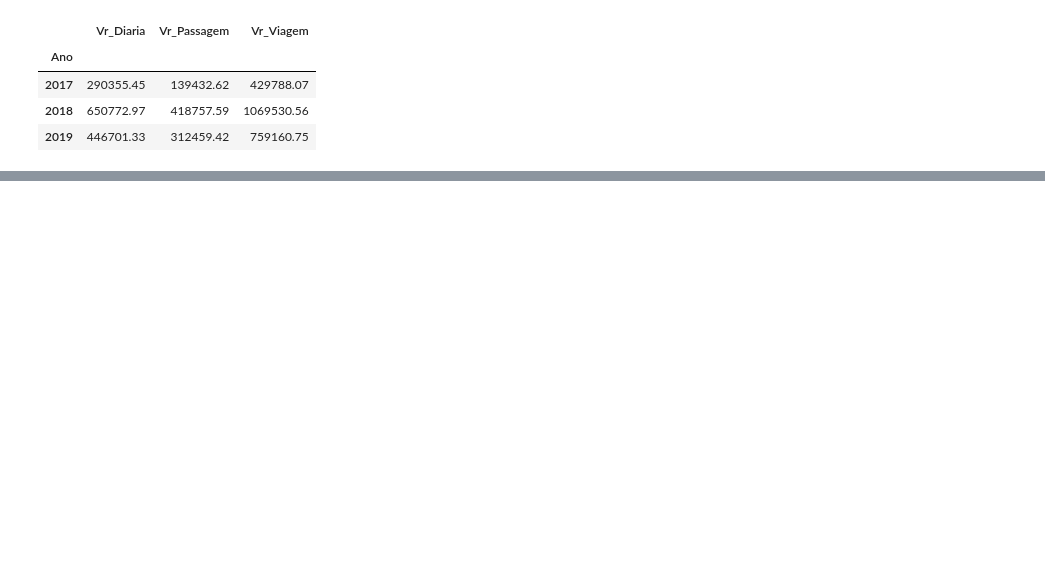
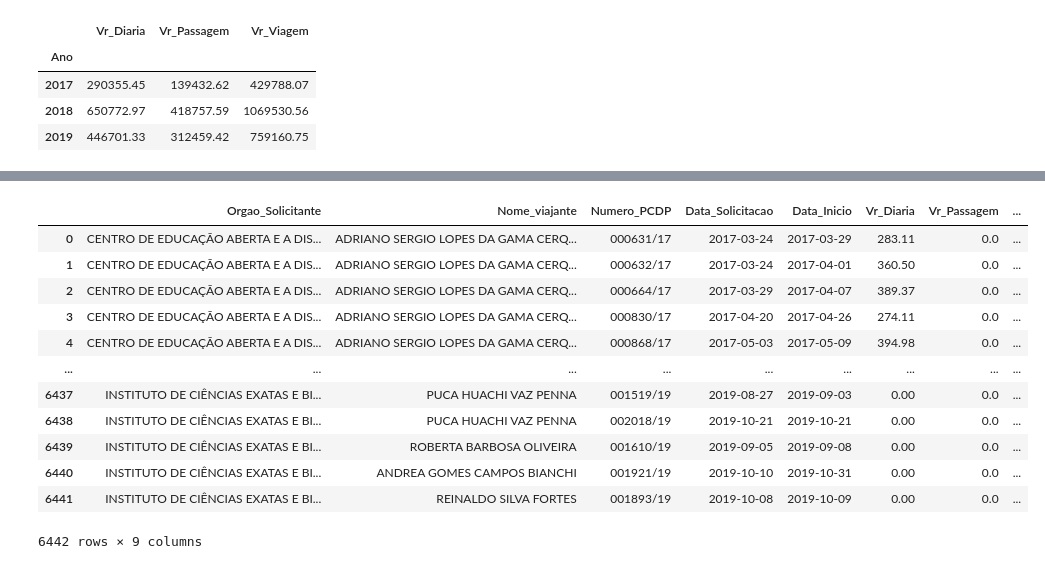
Before and after one commit to PedroSouzaDS/Traveling-Costs-Issue, a Jupyter notebook: Exploring_analysis/Analysis_exploring.ipynb, the cells around one changed output, grey strips where cells are left out. Drawn from its saved outputs; the diff is of its cells as text; code cells hidden in the pictures; blank space fills up the shorter version.

```diff
--- a/Exploring_analysis/Analysis_exploring.ipynb
+++ b/Exploring_analysis/Analysis_exploring.ipynb
@@ -258,0 +357,16 @@ cpy.iplot(figTot)
+# %%
+df
+# %% [output]
+|  | Orgao_Solicitante | Nome_viajante | Numero_PCDP | Data_Solicitacao | Data_Inicio | Vr_Diaria | Vr_Passagem | ... |
+| 0 | CENTRO DE EDUCAÇÃO ABERTA E A DIS... | ADRIANO SERGIO LOPES DA GAMA CERQ... | 000631/17 | 2017-03-24 | 2017-03-29 | 283.11 | 0.0 | ... |
+| 1 | CENTRO DE EDUCAÇÃO ABERTA E A DIS... | ADRIANO SERGIO LOPES DA GAMA CERQ... | 000632/17 | 2017-03-24 | 2017-04-01 | 360.50 | 0.0 | ... |
+| 2 | CENTRO DE EDUCAÇÃO ABERTA E A DIS... | ADRIANO SERGIO LOPES DA GAMA CERQ... | 000664/17 | 2017-03-29 | 2017-04-07 | 389.37 | 0.0 | ... |
+| 3 | CENTRO DE EDUCAÇÃO ABERTA E A DIS... | ADRIANO SERGIO LOPES DA GAMA CERQ... | 000830/17 | 2017-04-20 | 2017-04-26 | 274.11 | 0.0 | ... |
+| 4 | CENTRO DE EDUCAÇÃO ABERTA E A DIS... | ADRIANO SERGIO LOPES DA GAMA CERQ... | 000868/17 | 2017-05-03 | 2017-05-09 | 394.98 | 0.0 | ... |
+| ... | ... | ... | ... | ... | ... | ... | ... | ... |
+| 6437 | INSTITUTO DE CIÊNCIAS EXATAS E BI... | PUCA HUACHI VAZ PENNA | 001519/19 | 2019-08-27 | 2019-09-03 | 0.00 | 0.0 | ... |
+| 6438 | INSTITUTO DE CIÊNCIAS EXATAS E BI... | PUCA HUACHI VAZ PENNA | 002018/19 | 2019-10-21 | 2019-10-21 | 0.00 | 0.0 | ... |
+| 6439 | INSTITUTO DE CIÊNCIAS EXATAS E BI... | ROBERTA BARBOSA OLIVEIRA | 001610/19 | 2019-09-05 | 2019-09-08 | 0.00 | 0.0 | ... |
+| 6440 | INSTITUTO DE CIÊNCIAS EXATAS E BI... | ANDREA GOMES CAMPOS BIANCHI | 001921/19 | 2019-10-10 | 2019-10-31 | 0.00 | 0.0 | ... |
+| 6441 | INSTITUTO DE CIÊNCIAS EXATAS E BI... | REINALDO SILVA FORTES | 001893/19 | 2019-10-08 | 2019-10-09 | 0.00 | 0.0 | ... |
+6442 rows × 9 columns
```
Also changed, not shown: parts of 12 cells of this notebook.
